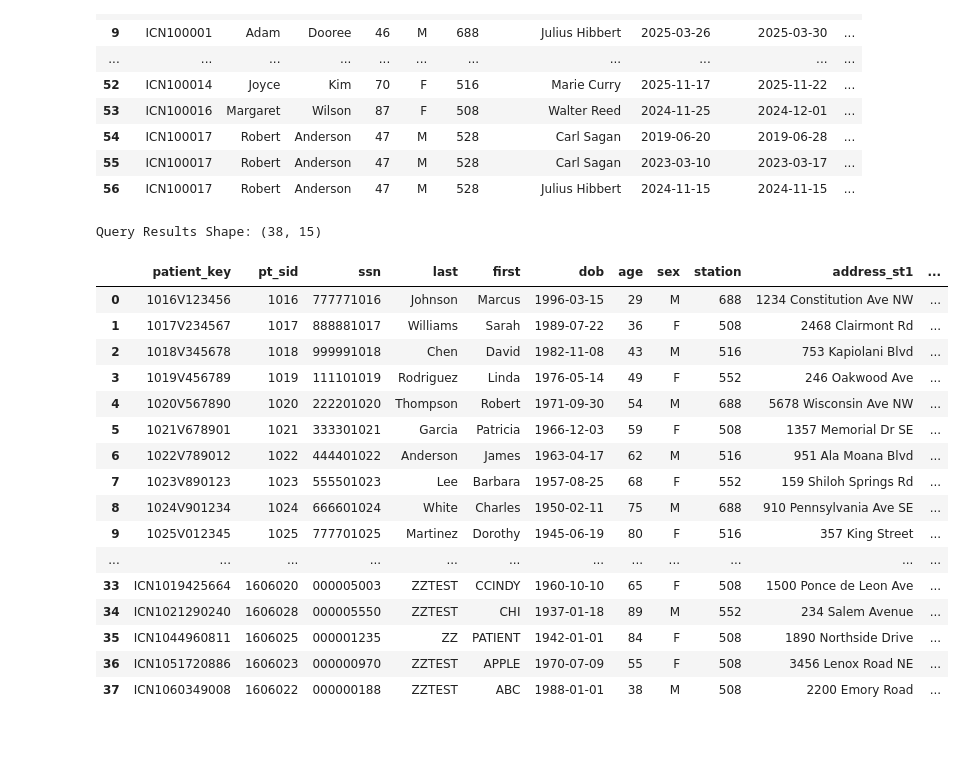
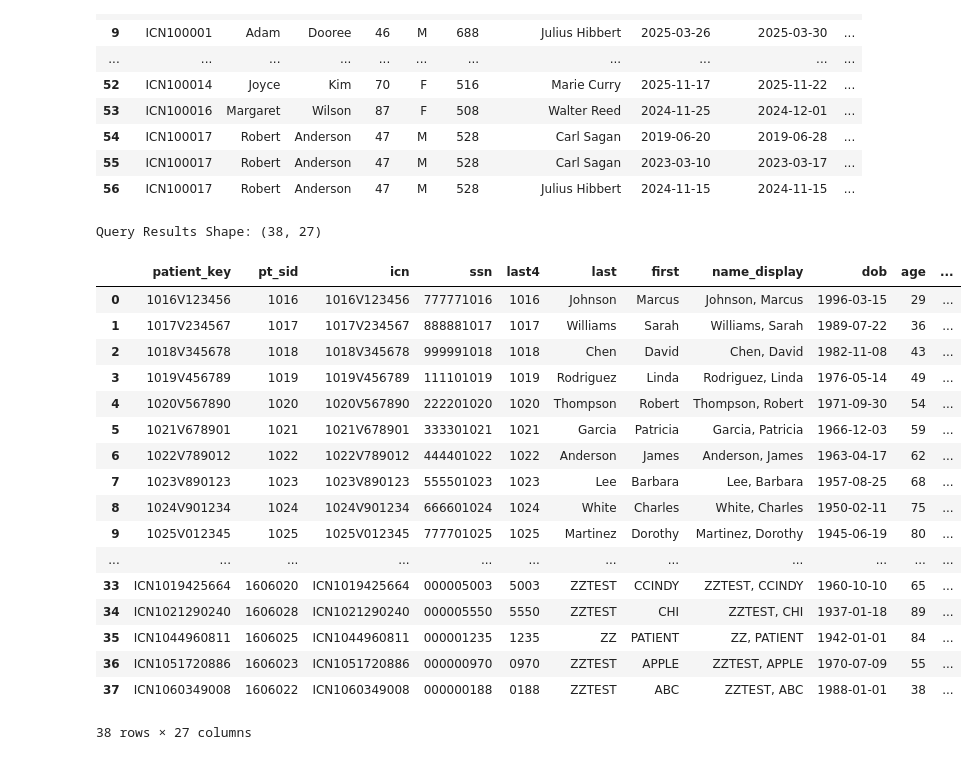
Before and after one commit to cps-med/med-z1, a Jupyter notebook: notebooks/medz1db/01_db_review.ipynb, the cells around one changed output. Drawn from its saved outputs; the diff is of its cells as text; code cells hidden in the pictures.

```diff
--- a/notebooks/medz1db/01_db_review.ipynb
+++ b/notebooks/medz1db/01_db_review.ipynb
@@ -91,53 +91,62 @@ Query Results Shape: (57, 10)
 # %%
 # Take a look at patient_demographics
 
 # Create Query
 pt_demographics_query = """
 SELECT
     d.patient_key,
     d.patient_sid as pt_sid,
-    -- d.icn,
+    d.icn,
     d.ssn,
-    -- d.ssn_last4 as last4,
+    d.ssn_last4 as last4,
     d.name_last as last,
     d.name_first as first,
-    -- d.name_display,
+    d.name_display,
     d.dob,
     d.age,
     d.sex,
     d.primary_station as station,
-    -- d.primary_station_name,
+    d.primary_station_name,
     d.address_street1 as address_st1,
     d.address_street2 as address_st2,
     d.address_city,
     d.address_state as state,
     d.address_zip as zip,
-    d.phone_primary
+    d.phone_primary as phone,
+    d.insurance_company_name,
+    d.marital_status,
+    d.religion,
+    d.service_connected_percent as disability,
+    d.deceased_flag as deceased,
+    d.death_date,
+    d.source_system,
+    d.last_updated::date
 FROM clinical.patient_demographics as d
 -- WHERE d.patient_key LIKE 'ICN%%'
 ORDER BY d.patient_key
 """
 
 # Load query into pandas DataFrame and display
 pt_demographics_df = pd.read_sql(pt_demographics_query, engine)
 print(f"Query Results Shape: {pt_demographics_df.shape}")
 pt_demographics_df.head(60)
 # %% [output]
-Query Results Shape: (38, 15)
+Query Results Shape: (38, 27)
-|  | patient_key | pt_sid | ssn | last | first | dob | age | sex | station | address_st1 | ... |
-| 0 | 1016V123456 | 1016 | 777771016 | Johnson | Marcus | 1996-03-15 | 29 | M | 688 | 1234 Constitution Ave NW | ... |
-| 1 | 1017V234567 | 1017 | 888881017 | Williams | Sarah | 1989-07-22 | 36 | F | 508 | 2468 Clairmont Rd | ... |
-| 2 | 1018V345678 | 1018 | 999991018 | Chen | David | 1982-11-08 | 43 | M | 516 | 753 Kapiolani Blvd | ... |
-| 3 | 1019V456789 | 1019 | 111101019 | Rodriguez | Linda | 1976-05-14 | 49 | F | 552 | 246 Oakwood Ave | ... |
-| 4 | 1020V567890 | 1020 | 222201020 | Thompson | Robert | 1971-09-30 | 54 | M | 688 | 5678 Wisconsin Ave NW | ... |
-| 5 | 1021V678901 | 1021 | 333301021 | Garcia | Patricia | 1966-12-03 | 59 | F | 508 | 1357 Memorial Dr SE | ... |
-| 6 | 1022V789012 | 1022 | 444401022 | Anderson | James | 1963-04-17 | 62 | M | 516 | 951 Ala Moana Blvd | ... |
-| 7 | 1023V890123 | 1023 | 555501023 | Lee | Barbara | 1957-08-25 | 68 | F | 552 | 159 Shiloh Springs Rd | ... |
-| 8 | 1024V901234 | 1024 | 666601024 | White | Charles | 1950-02-11 | 75 | M | 688 | 910 Pennsylvania Ave SE | ... |
-| 9 | 1025V012345 | 1025 | 777701025 | Martinez | Dorothy | 1945-06-19 | 80 | F | 516 | 357 King Street | ... |
+|  | patient_key | pt_sid | icn | ssn | last4 | last | first | name_display | dob | age | ... |
+| 0 | 1016V123456 | 1016 | 1016V123456 | 777771016 | 1016 | Johnson | Marcus | Johnson, Marcus | 1996-03-15 | 29 | ... |
+| 1 | 1017V234567 | 1017 | 1017V234567 | 888881017 | 1017 | Williams | Sarah | Williams, Sarah | 1989-07-22 | 36 | ... |
+| 2 | 1018V345678 | 1018 | 1018V345678 | 999991018 | 1018 | Chen | David | Chen, David | 1982-11-08 | 43 | ... |
+| 3 | 1019V456789 | 1019 | 1019V456789 | 111101019 | 1019 | Rodriguez | Linda | Rodriguez, Linda | 1976-05-14 | 49 | ... |
+| 4 | 1020V567890 | 1020 | 1020V567890 | 222201020 | 1020 | Thompson | Robert | Thompson, Robert | 1971-09-30 | 54 | ... |
+| 5 | 1021V678901 | 1021 | 1021V678901 | 333301021 | 1021 | Garcia | Patricia | Garcia, Patricia | 1966-12-03 | 59 | ... |
+| 6 | 1022V789012 | 1022 | 1022V789012 | 444401022 | 1022 | Anderson | James | Anderson, James | 1963-04-17 | 62 | ... |
+| 7 | 1023V890123 | 1023 | 1023V890123 | 555501023 | 1023 | Lee | Barbara | Lee, Barbara | 1957-08-25 | 68 | ... |
+| 8 | 1024V901234 | 1024 | 1024V901234 | 666601024 | 1024 | White | Charles | White, Charles | 1950-02-11 | 75 | ... |
+| 9 | 1025V012345 | 1025 | 1025V012345 | 777701025 | 1025 | Martinez | Dorothy | Martinez, Dorothy | 1945-06-19 | 80 | ... |
 | ... | ... | ... | ... | ... | ... | ... | ... | ... | ... | ... | ... |
-| 33 | ICN1019425664 | 1606020 | 000005003 | ZZTEST | CCINDY | 1960-10-10 | 65 | F | 508 | 1500 Ponce de Leon Ave | ... |
-| 34 | ICN1021290240 | 1606028 | 000005550 | ZZTEST | CHI | 1937-01-18 | 89 | M | 552 | 234 Salem Avenue | ... |
-| 35 | ICN1044960811 | 1606025 | 000001235 | ZZ | PATIENT | 1942-01-01 | 84 | F | 508 | 1890 Northside Drive | ... |
-| 36 | ICN1051720886 | 1606023 | 000000970 | ZZTEST | APPLE | 1970-07-09 | 55 | F | 508 | 3456 Lenox Road NE | ... |
-| 37 | ICN1060349008 | 1606022 | 000000188 | ZZTEST | ABC | 1988-01-01 | 38 | M | 508 | 2200 Emory Road | ... |
+| 33 | ICN1019425664 | 1606020 | ICN1019425664 | 000005003 | 5003 | ZZTEST | CCINDY | ZZTEST, CCINDY | 1960-10-10 | 65 | ... |
+| 34 | ICN1021290240 | 1606028 | ICN1021290240 | 000005550 | 5550 | ZZTEST | CHI | ZZTEST, CHI | 1937-01-18 | 89 | ... |
+| 35 | ICN1044960811 | 1606025 | ICN1044960811 | 000001235 | 1235 | ZZ | PATIENT | ZZ, PATIENT | 1942-01-01 | 84 | ... |
+| 36 | ICN1051720886 | 1606023 | ICN1051720886 | 000000970 | 0970 | ZZTEST | APPLE | ZZTEST, APPLE | 1970-07-09 | 55 | ... |
+| 37 | ICN1060349008 | 1606022 | ICN1060349008 | 000000188 | 0188 | ZZTEST | ABC | ZZTEST, ABC | 1988-01-01 | 38 | ... |
+38 rows × 27 columns
```
Also changed, not shown: 3 other files.
